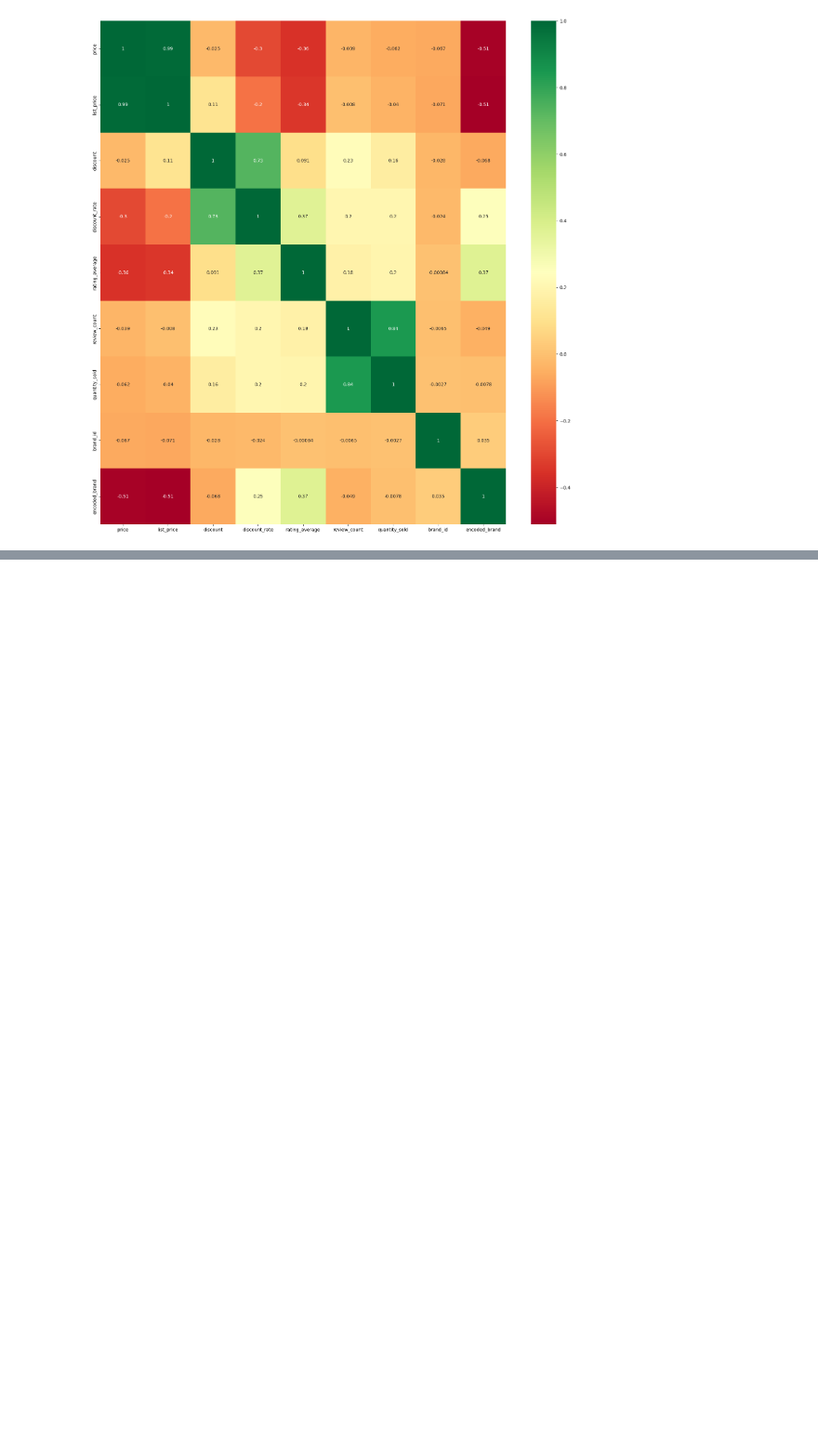
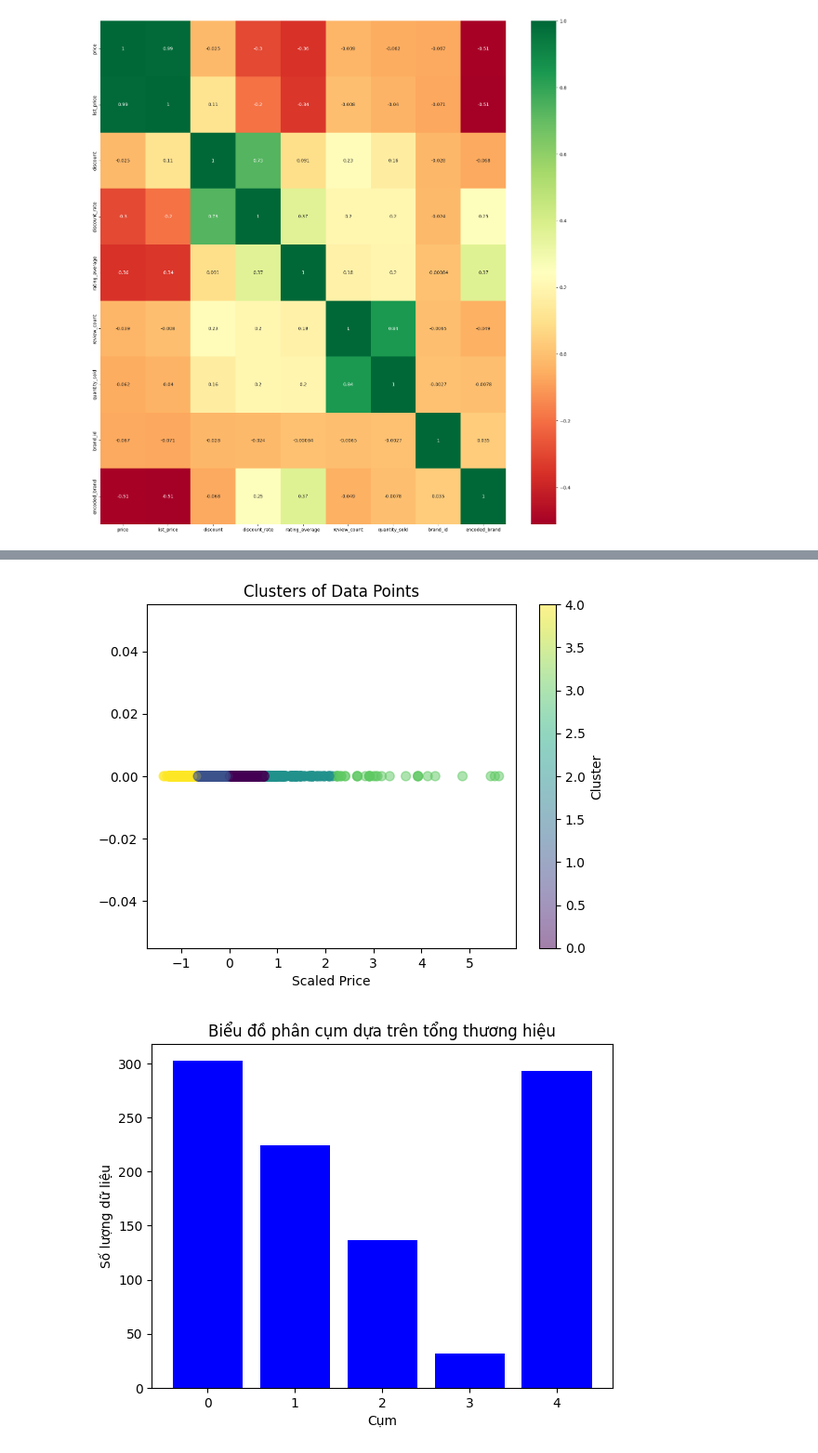
Before and after one commit to truong-nguyen310/DS-DUT-Tiki, a Jupyter notebook: xuly.ipynb, the cells around one changed output, grey strips where cells are left out. Shown at 93% size. Saved outputs shown, nothing was run; the diff lists cells and outputs as text; code cells hidden in the pictures; blank space fills up the shorter version.

```diff
--- a/xuly.ipynb
+++ b/xuly.ipynb
@@ -877,0 +934,23 @@ g = sns.heatmap(clean_data[top_corr_features].corr(), annot=True, cmap='RdYlGn')
+# %%
+# Sử dụng phương pháp KMeans để phân cụm dữ liệu với k=5
+kmeans = KMeans(n_clusters=5, random_state=42)
+clusters = kmeans.fit_predict(data_scaled)
+
+# Vẽ biểu đồ phân phối của các cụm trong không gian một chiều của đặc trưng được chọn (price)
+plt.scatter(data_scaled[:, 0], [0] * len(data_scaled), c=clusters, cmap='viridis', s=50, alpha=0.5)
+plt.xlabel('Scaled Price')
+plt.title('Clusters of Data Points')
+plt.colorbar(label='Cluster')
+plt.show()
+# Tính tổng số điểm dữ liệu trong mỗi cụm
+cluster_counts = pd.Series(clusters).value_counts().sort_index()
+
+# Vẽ biểu đồ cột phân cụm dựa trên tổng thương hiệu
+plt.bar(cluster_counts.index, cluster_counts.values, color='blue')
+plt.xlabel('Cụm')
+plt.ylabel('Số lượng dữ liệu')
+plt.title('Biểu đồ phân cụm dựa trên tổng thương hiệu')
+plt.show()
+# %% [output]
+[figure, added]
+[figure, added]
```
Also changed, not shown: parts of 3 cells of this notebook.
